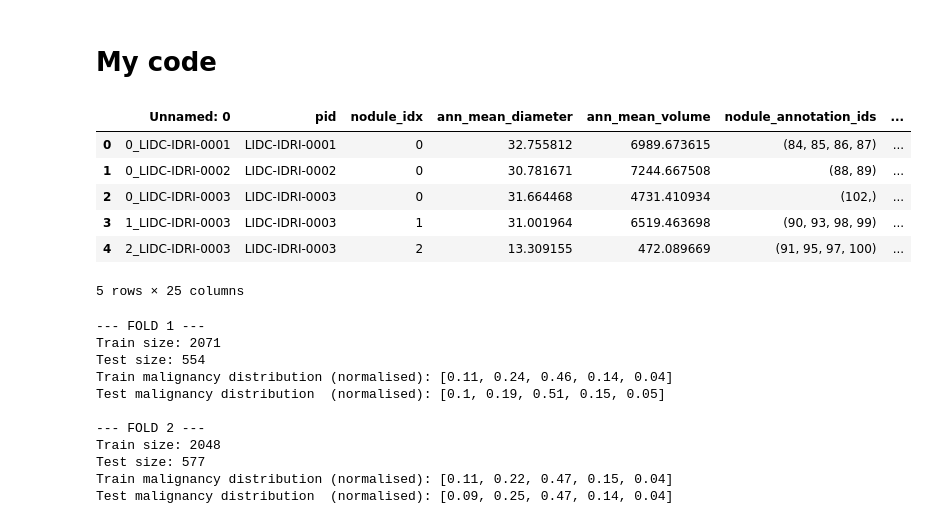
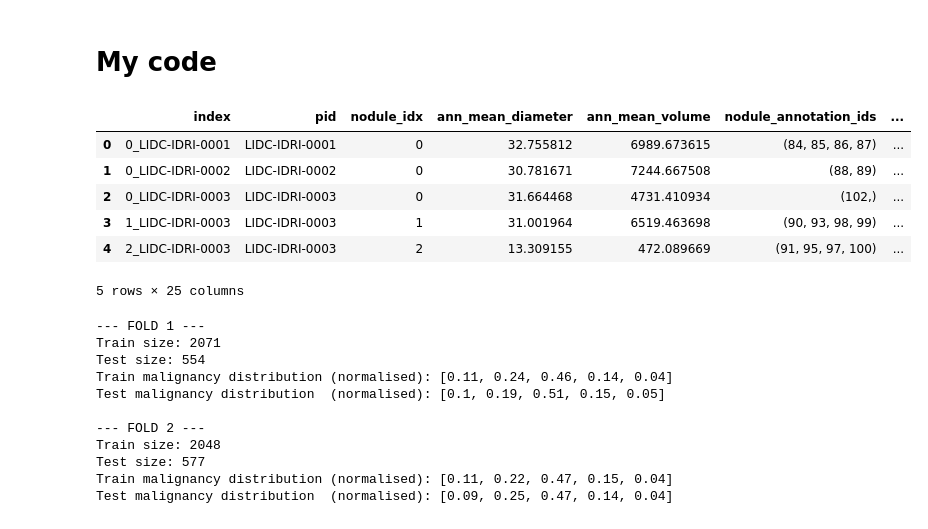
Before and after one commit to maxADeVisser/master_thesis, a Jupyter notebook: adhoc/lidc_dataset/visualising_cv_methods.ipynb, the cells around one changed output. Saved outputs shown, nothing was run; the diff lists cells and outputs as text; code cells hidden in the pictures.

```diff
--- a/adhoc/lidc_dataset/visualising_cv_methods.ipynb
+++ b/adhoc/lidc_dataset/visualising_cv_methods.ipynb
@@ -20,44 +20,44 @@ from sklearn.model_selection import (
 from utils.common_imports import *
 
 df = pd.read_csv("out/nodule_df.csv")
-n_folds = 5
+cv_n_folds = 5 # number of folds for cross-validation
 
 def create_cv_df(nodule_df: pd.DataFrame, cv: StratifiedGroupKFold) -> pd.DataFrame:
     fold_info = {}
     for fold, (train_idxs, test_idxs) in enumerate(
         cv.split(
             X=nodule_df, y=nodule_df["malignancy_consensus"], groups=nodule_df["pid"]
         )
     ):
         fold_info[fold] = {
             "train_idxs": train_idxs,
             "test_idxs": test_idxs,
             "train_pids": nodule_df.loc[train_idxs, "pid"].unique(),
             "test_pids": nodule_df.loc[test_idxs, "pid"].unique(),
             "train_malignancy_distribution": nodule_df["malignancy_consensus"][train_idxs].value_counts().sort_index().to_list(),
             "test_malignancy_distribution": nodule_df["malignancy_consensus"][test_idxs].value_counts().sort_index().to_list(),
             "train_malignancy_distribution_normalised": nodule_df["malignancy_consensus"][train_idxs].value_counts(normalize=True).sort_index().round(2).to_list(),
             "test_malignancy_distribution_normalised": nodule_df["malignancy_consensus"][test_idxs].value_counts(normalize=True).sort_index().round(2).to_list(),
             "train_size": len(train_idxs),
             "test_size": len(test_idxs),
         }
 
     cv_df = pd.DataFrame(fold_info).T
     return cv_df
 
-cv = StratifiedGroupKFold(n_splits=n_folds, shuffle=True, random_state=42)
+cv = StratifiedGroupKFold(n_splits=cv_n_folds, shuffle=True, random_state=42)
 cv_df = create_cv_df(df, cv)
 # make n_folds fold columns in the nodule_df that indicates which rows are in the train and test set
 df = pd.read_csv("out/nodule_df.csv")
-n_folds = 5
-for fold in range(n_folds):
+cv_n_folds = 5
+for fold in range(cv_n_folds):
     df[f"fold_{fold + 1}"] = "no_fold" # initialise all rows to "no_fold"
     df.loc[cv_df.loc[fold, "train_idxs"], f"fold_{fold + 1}"] = "train"
     df.loc[cv_df.loc[fold, "test_idxs"], f"fold_{fold + 1}"] = "test"
 
 df.head()
 # %% [output]
-|  | Unnamed: 0 | pid | nodule_idx | ann_mean_diameter | ann_mean_volume | nodule_annotation_ids | ... |
+|  | index | pid | nodule_idx | ann_mean_diameter | ann_mean_volume | nodule_annotation_ids | ... |
 | 0 | 0_LIDC-IDRI-0001 | LIDC-IDRI-0001 | 0 | 32.755812 | 6989.673615 | (84, 85, 86, 87) | ... |
 | 1 | 0_LIDC-IDRI-0002 | LIDC-IDRI-0002 | 0 | 30.781671 | 7244.667508 | (88, 89) | ... |
 | 2 | 0_LIDC-IDRI-0003 | LIDC-IDRI-0003 | 0 | 31.664468 | 4731.410934 | (102,) | ... |
```
Also changed, not shown: parts of 3 cells of this notebook, 1 other file.
